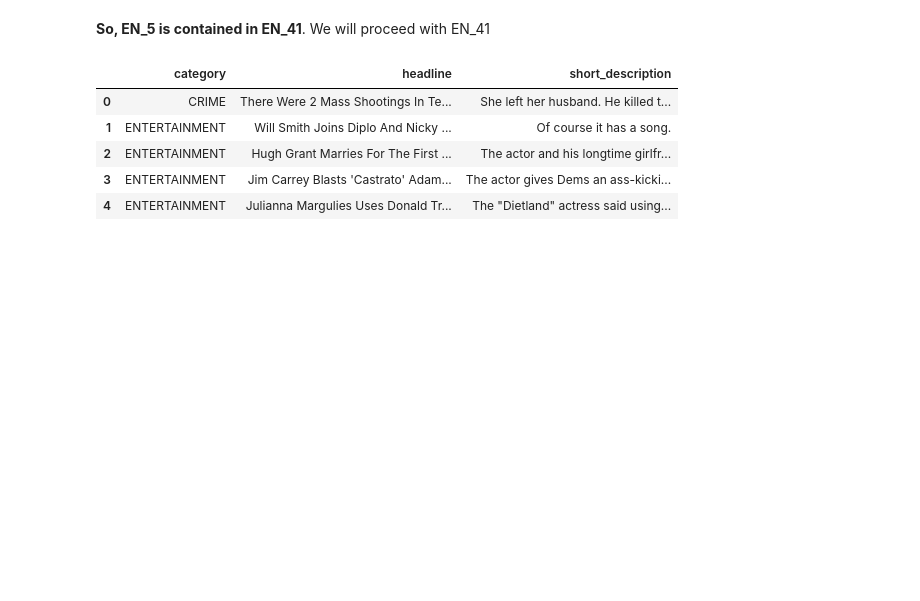
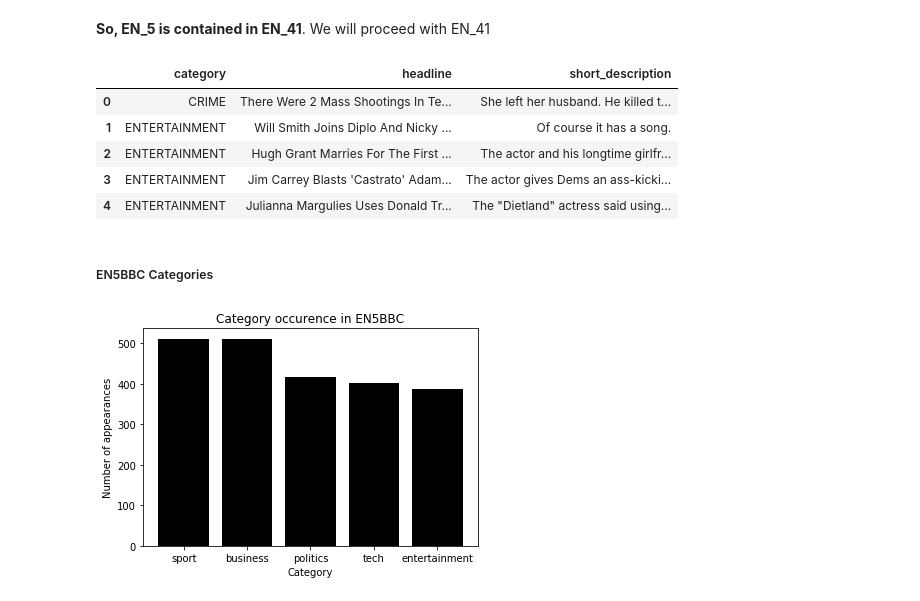
Before and after one commit to gennsev/tclass, a Jupyter notebook: Text Datasets/database_analysis_engineering.ipynb, the cells around one changed output. Saved outputs shown, nothing was run; the diff lists cells and outputs as text; code cells hidden in the pictures; blank space fills up the shorter version.

Commit message:
Dataset changes + feature engineering

```diff
--- a/Text Datasets/database_analysis_engineering.ipynb
+++ b/Text Datasets/database_analysis_engineering.ipynb
@@ -8,5 +10,5 @@ import os
 # %%
-EN20_filepath = os.path.abspath('C:/Users/franc/OneDrive/Documentos/Projects/tclass/Text Datasets/EN_20_labels/bbc-text.csv')
+EN5BBC_filepath = os.path.abspath('C:/Users/franc/OneDrive/Documentos/Projects/tclass/Text Datasets/EN_5BBC_labels/bbc-text.csv')
 # %%
-EN20=pd.read_csv(EN20_filepath)
+EN5BBC=pd.read_csv(EN5BBC_filepath)
 # %%
@@ -137,0 +142,14 @@ EN_41_new.head()
+# %% [markdown]
+##### EN5BBC Categories
+# %%
+#defining the desired column as a variable
+categories5bbc=EN5BBC['category']
+#create a dict with number of occurences
+occurence=categories5bbc.value_counts().to_dict()
+plt.bar(occurence.keys(), occurence.values(), color='black')
+plt.title('Category occurence in EN5BBC')
+plt.xlabel('Category')
+plt.ylabel('Number of appearances')
+plt.show()
+# %% [output]
+[figure, added]
```
Also changed, not shown: parts of 10 cells of this notebook, 1 other file.
